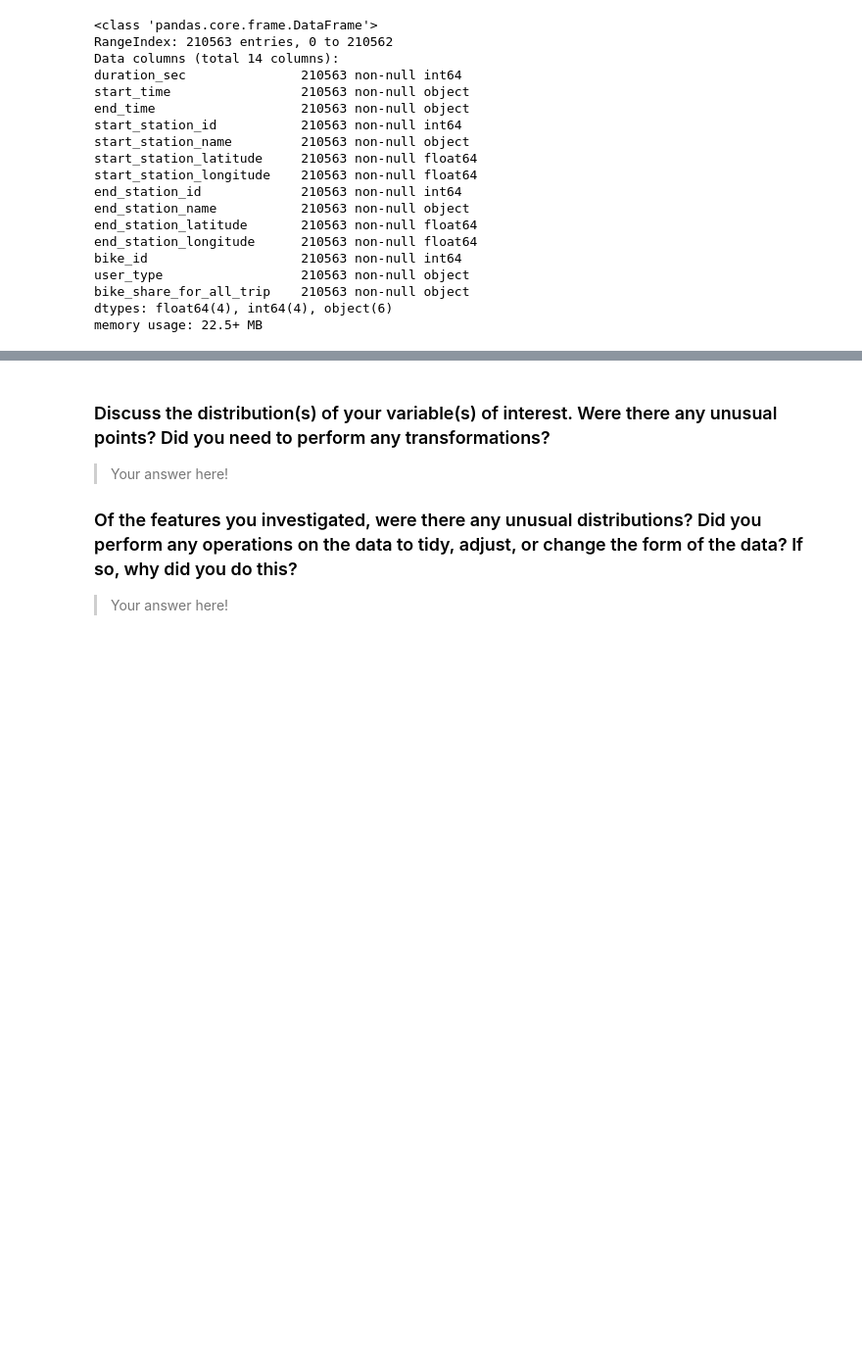
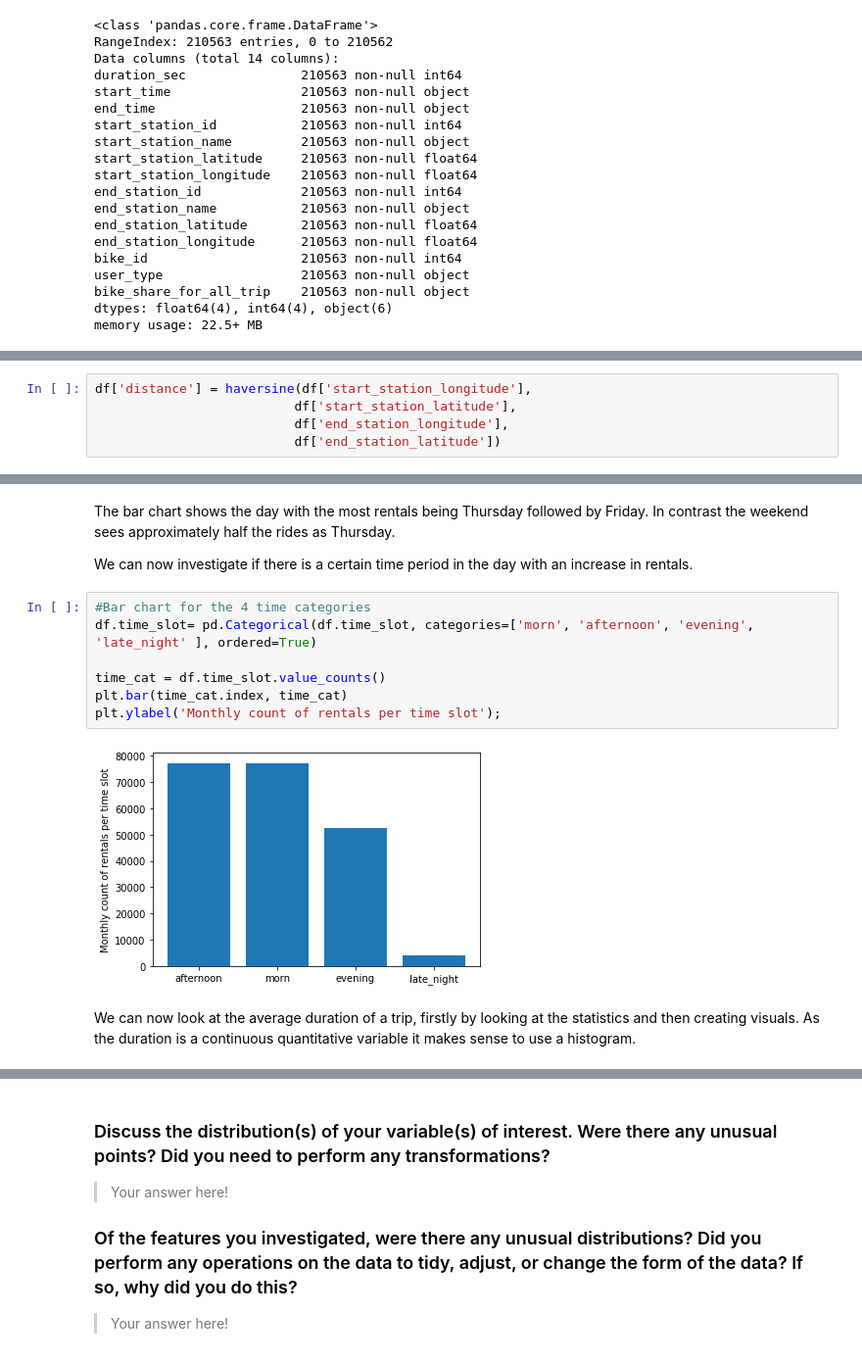
Before and after one commit to RachelStrate/Communicate-Findings-Project, a Jupyter notebook: exploration_template.ipynb, the cells around one changed output, grey strips where cells are left out. Shown at 98% size. Saved outputs shown, nothing was run; the diff lists cells and outputs as text; blank space fills up the shorter version.

```diff
--- a/exploration_template.ipynb
+++ b/exploration_template.ipynb
@@ -107,0 +186,5 @@ you plan on investigating next.
+# %%
+df['distance'] = haversine(df['start_station_longitude'],
+                          df['start_station_latitude'],
+                          df['end_station_longitude'],
+                          df['end_station_latitude'])
@@ -107,0 +309,15 @@ you plan on investigating next.
+# %% [markdown]
+The bar chart shows the day with the most rentals being Thursday followed by Friday.  In contrast the weekend sees approximately half the rides as Thursday.
+
+We can now investigate if there is a certain time period in the day with an increase in rentals.
+# %%
+#Bar chart for the 4 time categories
+df.time_slot= pd.Categorical(df.time_slot, categories=['morn', 'afternoon', 'evening', 'late_night' ], ordered=True)
+
+time_cat = df.time_slot.value_counts()
+plt.bar(time_cat.index, time_cat)
+plt.ylabel('Monthly count of rentals per time slot');
+# %% [output]
+[figure, added]
+# %% [markdown]
+We can now look at the average duration of a trip, firstly by looking at the statistics and then creating visuals.  As the duration is a continuous quantitative variable it makes sense to use a histogram.
```
Also changed, not shown: parts of 91 cells of this notebook.
